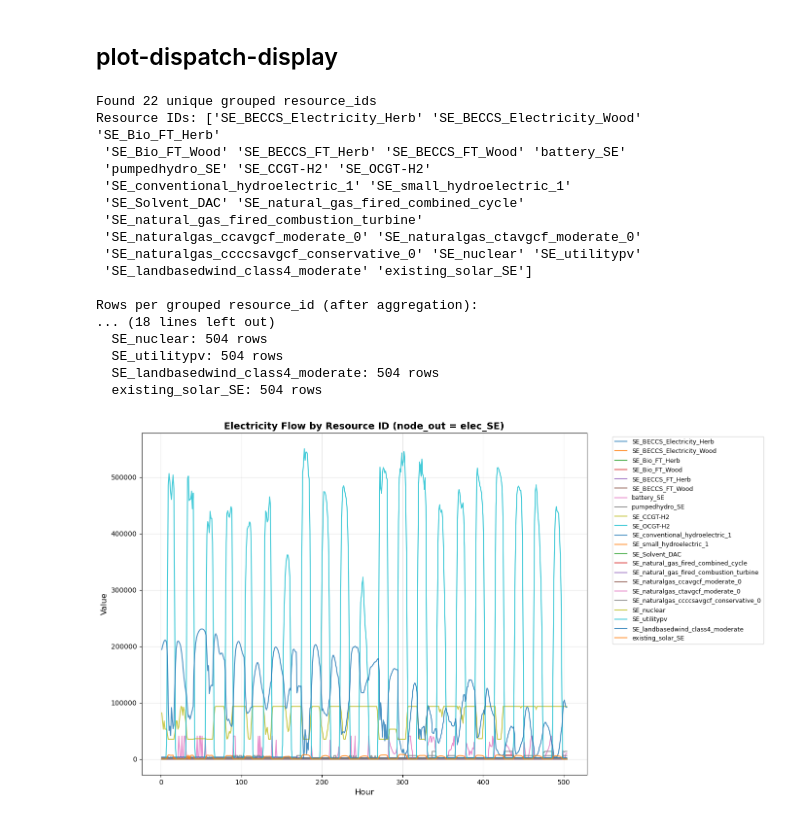
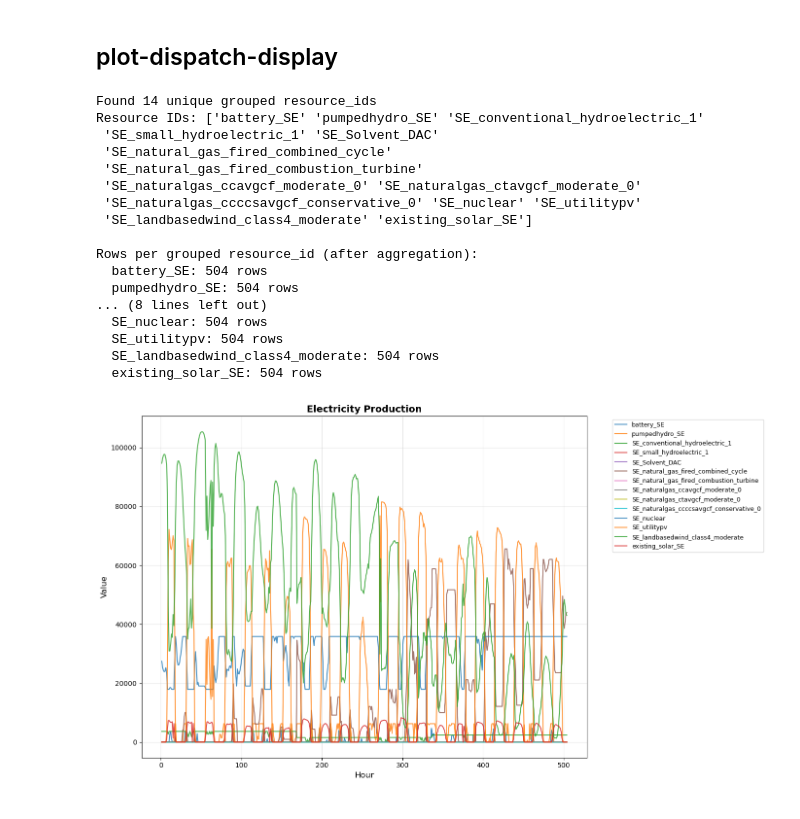
Before and after one commit to acheng1757/MacroEnergy-Abbie.jl, a Jupyter notebook: display_plots/plots.ipynb, the cells around one changed output. Saved outputs shown, nothing was run; the diff lists cells and outputs as text; code cells hidden in the pictures.

Commit message:
finalized plots more

```diff
--- a/display_plots/plots.ipynb
+++ b/display_plots/plots.ipynb
@@ -11,12 +11,12 @@ scenarios_dict_for_plots = ['results_001']
 
 load_files_dict = {
     "results_001": {
-        "folder_name" : "multisector_3zone",
+        "folder_name" : "SE_power",
         "results": "results_001/results",
-        "base_path": "/Users/abbie/MacroEnergy-Abbie.jl/MacroEnergyExamples/examples"
+        "base_path": "/Users/abbie/MacroEnergy-Abbie.jl/MacroEnergyExamples/dolphyn_conversion"
     },
 }
-zones = ['SE', 'MIDAT','NE']
+zones = ['SE']
 
 commodity_mapping = {
     "NaturalGas": "natgas",
@@ -42,10 +42,10 @@ commodity_mapping = {
 multi_zone_mapping = ["co2_sink"]
 
 # list of demand nodes that don't have a special fuel usage asset
-final_demand_nodes_list = ['Electricity','Hydrogen']
+final_demand_nodes_list = ['Electricity']
 
 # list of nodes that have a nsd as an option
-nsd_nodes_list = ['Electricity','Hydrogen','NaturalGas','Gasoline','Diesel','JetFuel']
+nsd_nodes_list = ['Electricity']
 # %%
 # manually change based on time weights
 hours_per_year = 8760
@@ -2279,8 +2242,6 @@ fig.show()
 # %% [markdown]
 ## plot-dispatch-display
 # %%
-import pandas as pd
-
 for scenario_label in load_files_dict.keys():
     base_path = Path(load_files_dict[scenario_label]["base_path"])
     folder_name = load_files_dict[scenario_label]["folder_name"]
@@ -2334,39 +2295,39 @@ for scenario_label in load_files_dict.keys():
         # Get data for this resource_id
         resource_data = grouped_df[grouped_df['grouped_resource_id'] == resource_id].copy()
 
         # Sort by time to ensure proper plotting
         resource_data = resource_data.sort_values('time')
 
         # Plot with resource_id as the label
         plt.plot(resource_data['time'], resource_data['value'],
                 label=resource_id, linewidth=1.5, alpha=0.8)
 
     # Customize the plot
     plt.xlabel('Hour', fontsize=12)
     plt.ylabel('Value', fontsize=12)
-    plt.title('Electricity Flow by Resource ID (node_out = elec_SE)', fontsize=14, fontweight='bold')
+    plt.title('Electricity Production', fontsize=14, fontweight='bold')
     plt.legend(bbox_to_anchor=(1.05, 1), loc='upper left', fontsize=9)
     plt.grid(True, alpha=0.3)
     plt.tight_layout()
 
     # Show the plot
     plt.show()
 # %% [output]
-Found 22 unique grouped resource_ids
-Resource IDs: ['SE_BECCS_Electricity_Herb' 'SE_BECCS_Electricity_Wood' 'SE_Bio_FT_Herb'
- 'SE_Bio_FT_Wood' 'SE_BECCS_FT_Herb' 'SE_BECCS_FT_Wood' 'battery_SE'
- 'pumpedhydro_SE' 'SE_CCGT-H2' 'SE_OCGT-H2'
- 'SE_conventional_hydroelectric_1' 'SE_small_hydroelectric_1'
- 'SE_Solvent_DAC' 'SE_natural_gas_fired_combined_cycle'
+Found 14 unique grouped resource_ids
+Resource IDs: ['battery_SE' 'pumpedhydro_SE' 'SE_conventional_hydroelectric_1'
+ 'SE_small_hydroelectric_1' 'SE_Solvent_DAC'
+ 'SE_natural_gas_fired_combined_cycle'
  'SE_natural_gas_fired_combustion_turbine'
  'SE_naturalgas_ccavgcf_moderate_0' 'SE_naturalgas_ctavgcf_moderate_0'
  'SE_naturalgas_ccccsavgcf_conservative_0' 'SE_nuclear' 'SE_utilitypv'
  'SE_landbasedwind_class4_moderate' 'existing_solar_SE']
 
 Rows per grouped resource_id (after aggregation):
-... (18 lines left out)
+  battery_SE: 504 rows
+  pumpedhydro_SE: 504 rows
+... (8 lines left out)
   SE_nuclear: 504 rows
   SE_utilitypv: 504 rows
   SE_landbasedwind_class4_moderate: 504 rows
   existing_solar_SE: 504 rows
-[figure, old version]
+[figure, new version]
```
Also changed, not shown: parts of 17 cells of this notebook, 1 other file.
